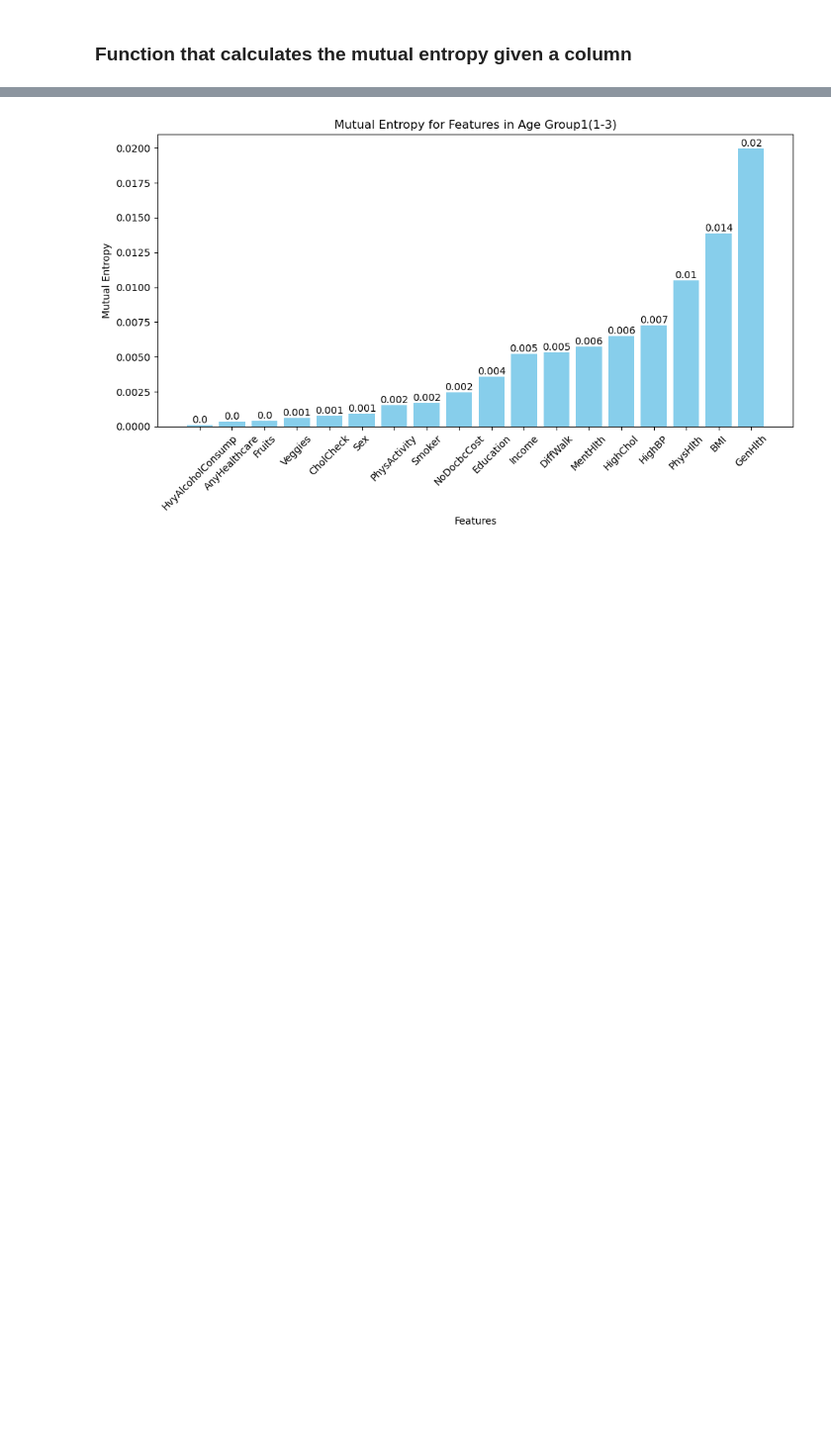
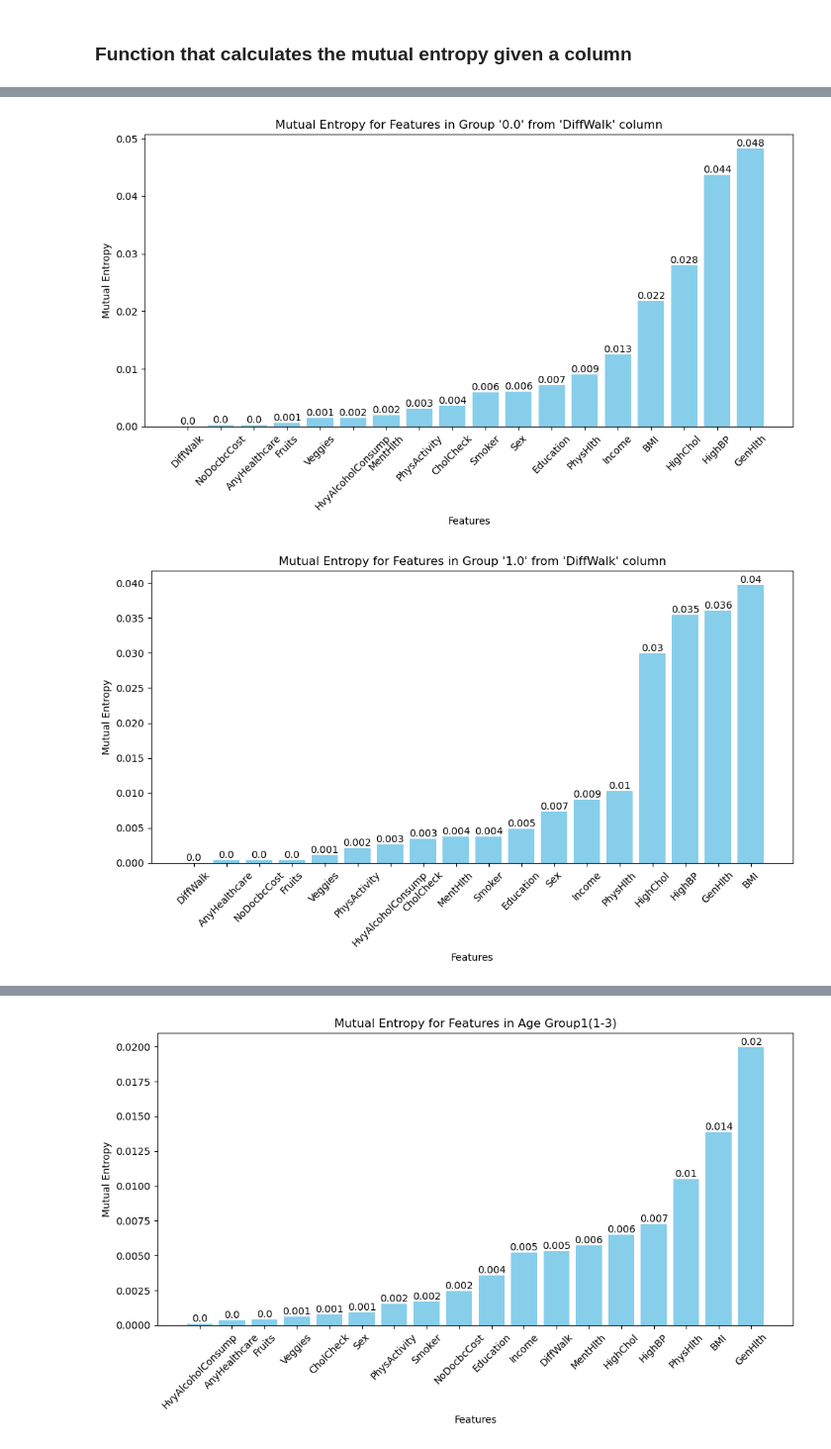
Before and after one commit to hubao666/Data-Analysis-for-BRFSS2015-Data, a Jupyter notebook: mid_proj.ipynb, the cells around one changed output, grey strips where cells are left out. Shown at 99% size. Cells and saved outputs as stored; diff of their text form; code cells hidden in the pictures; blank space fills up the shorter version.

```diff
--- a/mid_proj.ipynb
+++ b/mid_proj.ipynb
@@ -199,0 +289,5 @@ def get_mutual_entropy(df, columnName, drop_Y000=False, merge_Ynot000=False):
+# %%
+draw_mutual_en(df, columns_to_drop, 'DiffWalk')
+# %% [output]
+[figure, added]
+[figure, added]
```
Also changed, not shown: parts of 11 cells of this notebook.
